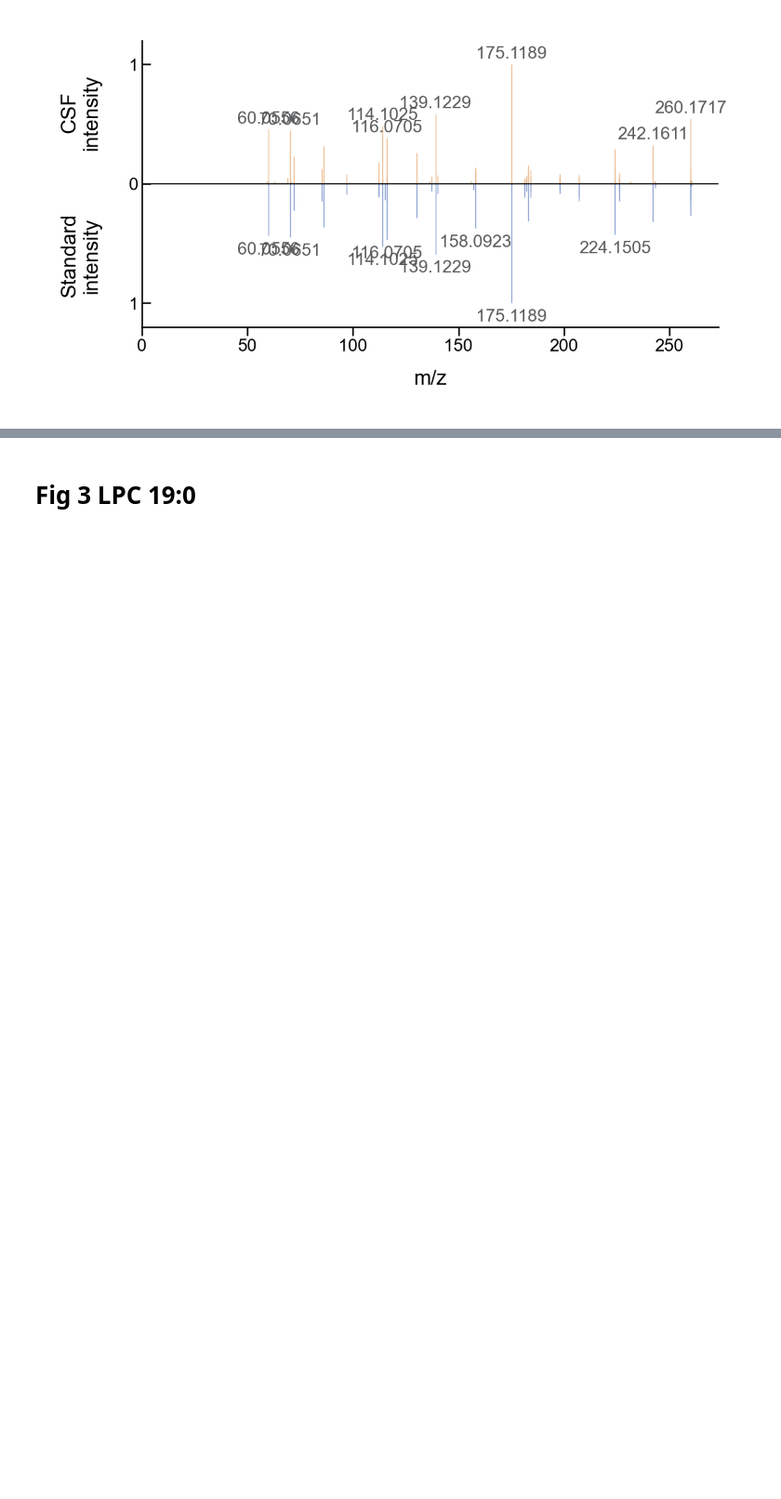
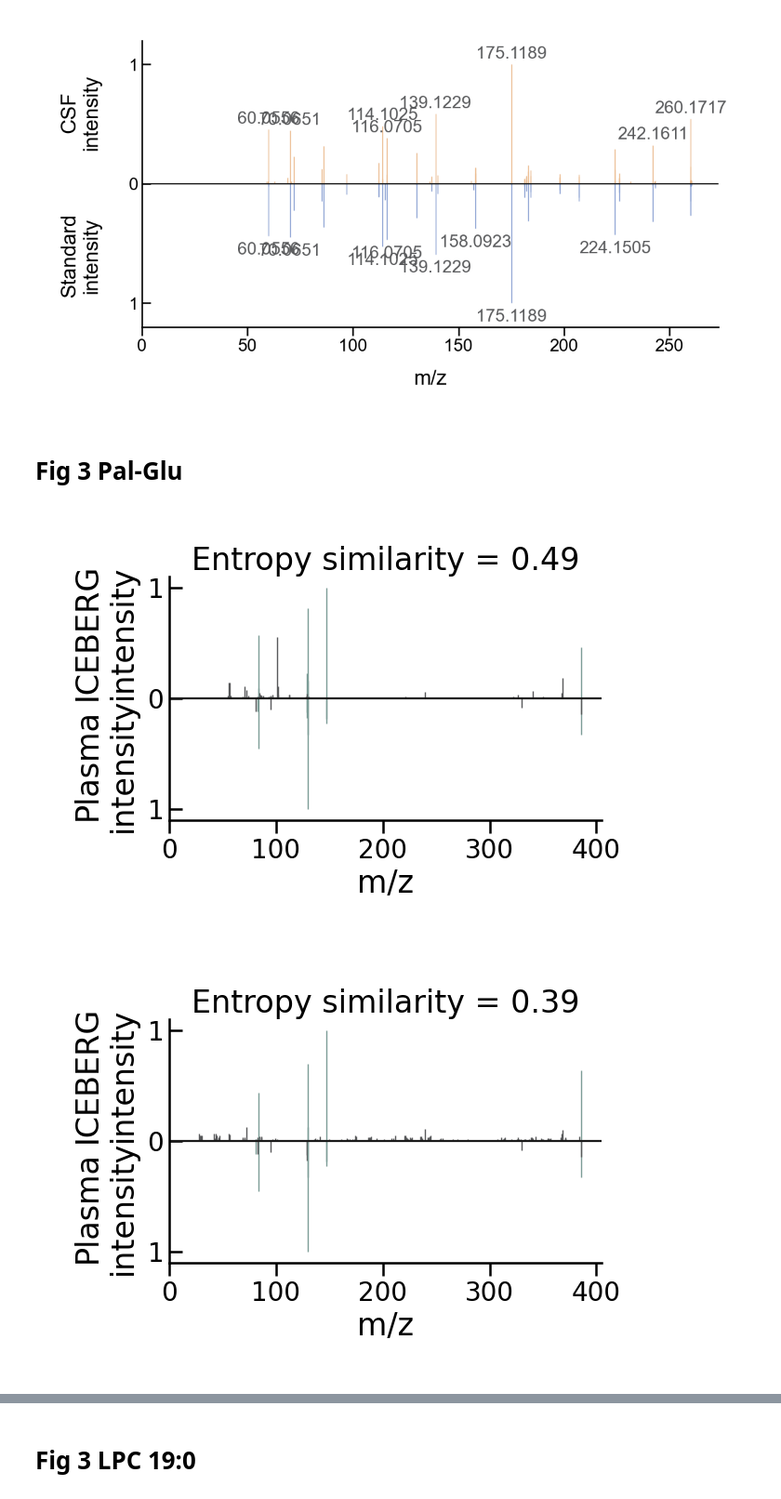
Before and after one commit to coleygroup/ms-pred, a Jupyter notebook: notebooks/iceberg_2025_biorxiv/iceberg_fig_visual_msms.ipynb, the cells around one changed output, grey strips where cells are left out. Shown at 93% size. Drawn from its saved outputs; the diff is of its cells as text; code cells hidden in the pictures; blank space fills up the shorter version.

```diff
--- a/notebooks/iceberg_2025_biorxiv/iceberg_fig_visual_msms.ipynb
+++ b/notebooks/iceberg_2025_biorxiv/iceberg_fig_visual_msms.ipynb
@@ -72,10 +72,13 @@ def visual_preds(pred_smi, colli_energies=[10, 20, 30, 40, 50], nce=False, merge
     explain_peaks(result_path, None, pmz, pred_smi, num_peaks=explain_npeaks, axes=axes, save_path=f'{name}.pdf', **_config)
 # %%
 # Show peak predictions + experiment spectrum matching
-def visual_preds_compare(pred_smi, exp_spec_path, colli_energies=[10, 20, 30, 40, 50], nce=False, merge_ces=False, explain_npeaks=0, name="", real_spec_type='ms', axes=None, **kwargs):
+def visual_preds_compare(pred_smi, exp_spec_path, colli_energies=[10, 20, 30, 40, 50], nce=False, merge_ces=False, explain_npeaks=0, name="", real_spec_type='ms', axes=None, denoise_spectrum=False, intensity_threshold=0.05, clean_precursor_peaks=False, **kwargs):
     _config = copy.deepcopy(config)
     _config['nce'] = nce  # use nce for collision energy
     _config['merge_spec'] = merge_ces # merge spec for visualization
+    _config['denoise_spectrum'] = denoise_spectrum
+    _config['intensity_threshold'] = intensity_threshold
+    _config['clean_precursor_peaks'] = clean_precursor_peaks
     for k, v in kwargs.items():
         _config[k] = v
 
@@ -99,12 +102,12 @@ def visual_preds_compare(pred_smi, exp_spec_path, colli_energies=[10, 20, 30, 40
     explain_peaks(result_path, exp_spec_path, pmz, pred_smi, num_peaks=explain_npeaks, axes=axes, pmz=pmz, real_spec_type=real_spec_type, display_expmass=False, save_path=f'{name}.pdf' if len(name) > 0 else None, **_config)
     return entropy_dist
 # %%
-def plot_compare_realms(standard_spec, unknown_spec, precursor_mass, standard_spec_type='ms', unknown_spec_type='ms', nce = True, ppm = 20, standard_label='Standard\nintensity', unknown_label='Plasma\nintensity', save_name="", num_annotate_mz=5):
+def plot_compare_realms(standard_spec, unknown_spec, precursor_mass, standard_spec_type='ms', unknown_spec_type='ms', nce = True, ppm = 20, standard_label='Standard\nintensity', unknown_label='Plasma\nintensity', save_name="", num_annotate_mz=5, denoise_spectrum=False, intensity_threshold=0.05, clean_precursor_peaks=False):
 
     fig = plt.figure(figsize=(3, 1.5), dpi=400)
 
-    standard_spec = load_real_spec(standard_spec, standard_spec_type, precursor_mass, nce, ppm)
-    unknown_spec = load_real_spec(unknown_spec, unknown_spec_type, precursor_mass, nce, ppm)
+    standard_spec = load_real_spec(standard_spec, standard_spec_type, precursor_mass, nce, ppm, denoise_spectrum=denoise_spectrum, intensity_threshold=intensity_threshold, clean_precursor_peaks=clean_precursor_peaks)
+    unknown_spec = load_real_spec(unknown_spec, unknown_spec_type, precursor_mass, nce, ppm, denoise_spectrum=denoise_spectrum, intensity_threshold=intensity_threshold, clean_precursor_peaks=clean_precursor_peaks)
     standard_spec = standard_spec.merge_spectra()
     unknown_spec = unknown_spec.merge_spectra()
     common.plot_compare_ms(unknown_spec, standard_spec, unknown_label, standard_label, '', ax=plt.gca(), largest_mz=precursor_mass, ppm=-1, spec1_color='#E9B382', spec2_color='#7B94CC')
@@ -168,3 +171,22 @@ plot_compare_realms('data/exp_specs/clinical/gaba_arg_standard.ms', 'data/exp_sp
 [figure]
 [figure]
 [figure]
+# %% [markdown]
+# Fig 3 Pal-Glu
+# %%
+visual_preds_compare(r'CCCCCCCCCCCCCCCC(=O)NC(CCC(N)=O)C(=O)O',
+                     f'data/exp_specs/clinical/plasma_unknown_385.ms',
+                     np.arange(10, 51, 10), nce=True, explain_npeaks=0, name='pal-glu-1', merge_ces=True,
+                     pred_label='ICEBERG\nintensity', real_label='Plasma\nintensity', denoise_spectrum=True, intensity_threshold=0.25, clean_precursor_peaks=True)
+visual_preds_compare(r'CCCCC(C(=O)NC(CCC(N)=O)C(=O)O)C(C)(CCCC)CCCC',
+                     f'data/exp_specs/clinical/plasma_unknown_385.ms',
+                     np.arange(10, 51, 10), nce=True, explain_npeaks=0, name='pal-glu-2', merge_ces=True,
+                     pred_label='ICEBERG\nintensity', real_label='Plasma\nintensity', denoise_spectrum=True, intensity_threshold=0.25, clean_precursor_peaks=True)
+visual_preds_compare(r'CCCCCCCCCCCCCCCC(=O)NC(CCC(=O)O)C(N)=O',
+                     f'data/exp_specs/clinical/plasma_unknown_385.ms',
+                     np.arange(10, 51, 10), nce=True, explain_npeaks=0, name='pal-glu-3', merge_ces=True,
+                     pred_label='ICEBERG\nintensity', real_label='Plasma\nintensity', denoise_spectrum=True, intensity_threshold=0.25, clean_precursor_peaks=True)
+plot_compare_realms('data/exp_specs/clinical/pal_glu_standard.ms', 'data/exp_specs/clinical/plasma_unknown_385.ms', 385.306, save_name='pal-glu-standard', unknown_label='Plasma\nintensity', num_annotate_mz=8, denoise_spectrum=True, intensity_threshold=0.25, clean_precursor_peaks=True)
+# %% [output]
+[figure, added]
+[figure, added]
```
Also changed, not shown: parts of 4 cells of this notebook.
